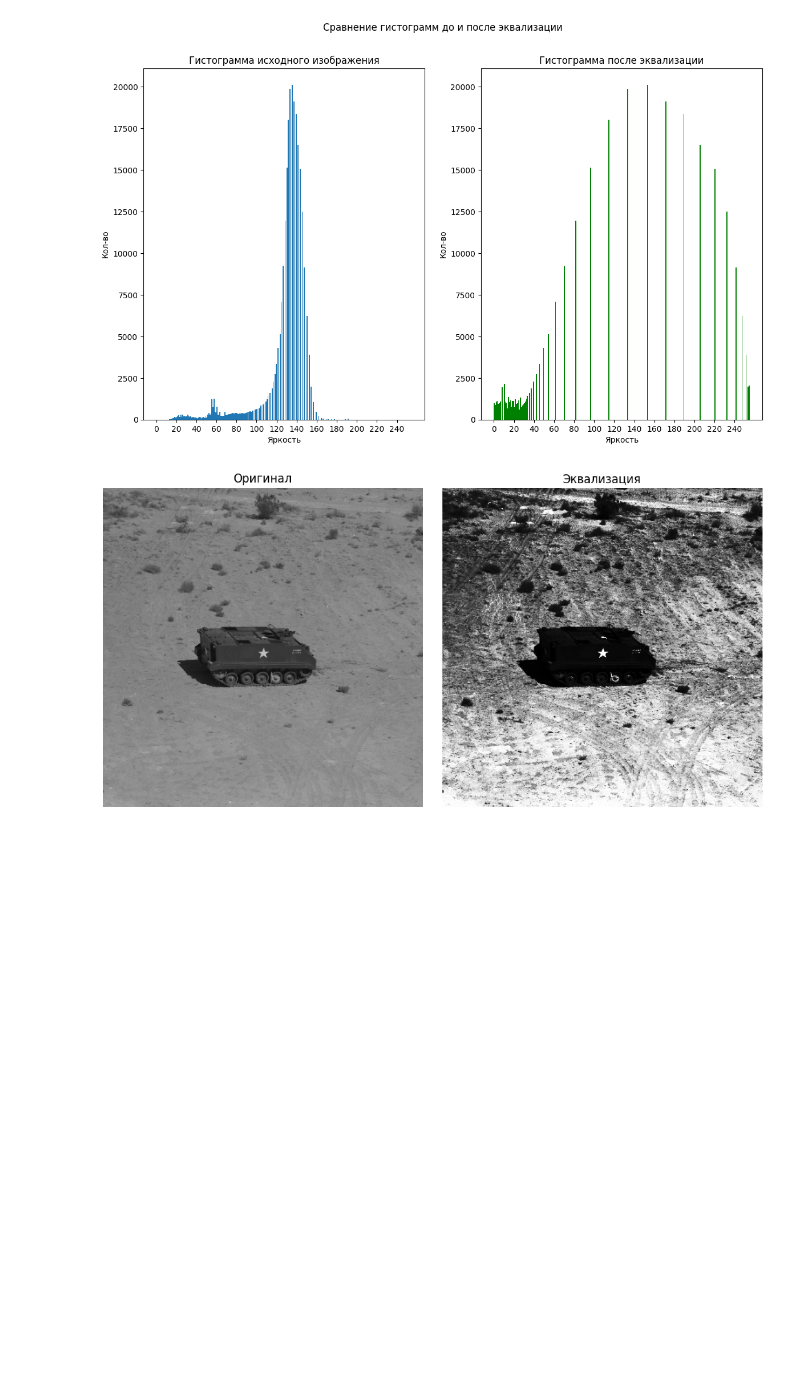
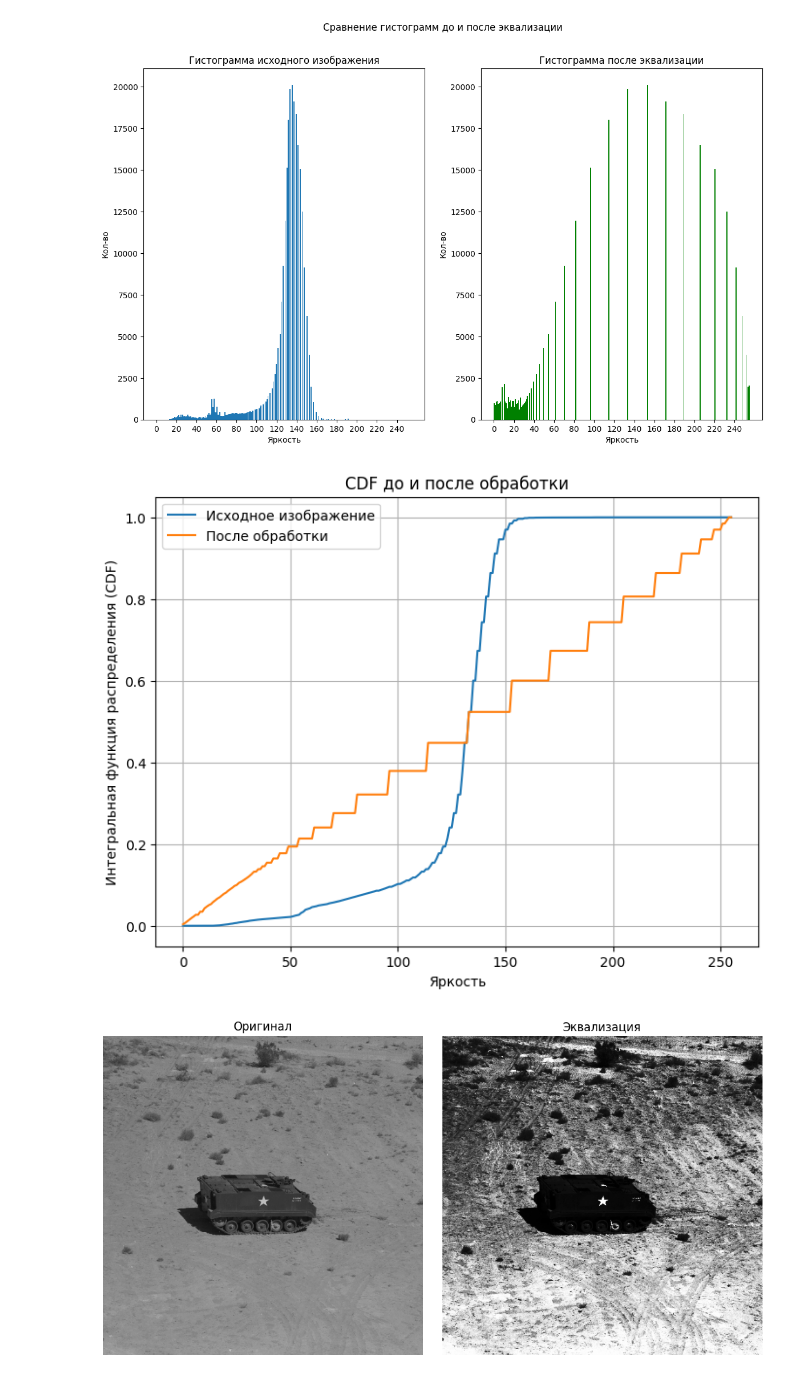
Before and after one commit to razzzenya/IMAGE_LAB1, a Jupyter notebook: main.ipynb, the cells around one changed output. Cells and saved outputs as stored; diff of their text form; code cells hidden in the pictures; blank space fills up the shorter version.

```diff
--- a/main.ipynb
+++ b/main.ipynb
@@ -245,3 +270,25 @@ plt.suptitle('Сравнение гистограмм до и после экв
 plt.show()
 # %% [output]
 [figure]
+# %%
+# Для исходного изображения
+hist_orig, bins = np.histogram(img_np.flatten(), bins=256, range=[0,256])
+cdf_orig = hist_orig.cumsum()
+cdf_orig_normalized = cdf_orig / cdf_orig[-1]  # нормируем на [0, 1]
+
+# Для обработанного изображения (например, после эквализации)
+hist_proc, _ = np.histogram(equalization_img.flatten(), bins=256, range=[0,256])
+cdf_proc = hist_proc.cumsum()
+cdf_proc_normalized = cdf_proc / cdf_proc[-1]
+
+plt.figure(figsize=(8,6))
+plt.plot(bins[:-1], cdf_orig_normalized, label='Исходное изображение')
+plt.plot(bins[:-1], cdf_proc_normalized, label='После обработки')
+plt.xlabel('Яркость')
+plt.ylabel('Интегральная функция распределения (CDF)')
+plt.title('CDF до и после обработки')
+plt.legend()
+plt.grid(True)
+plt.show()
+# %% [output]
+[figure, added]
```
Also changed, not shown: parts of 4 cells of this notebook, 1 other file.
